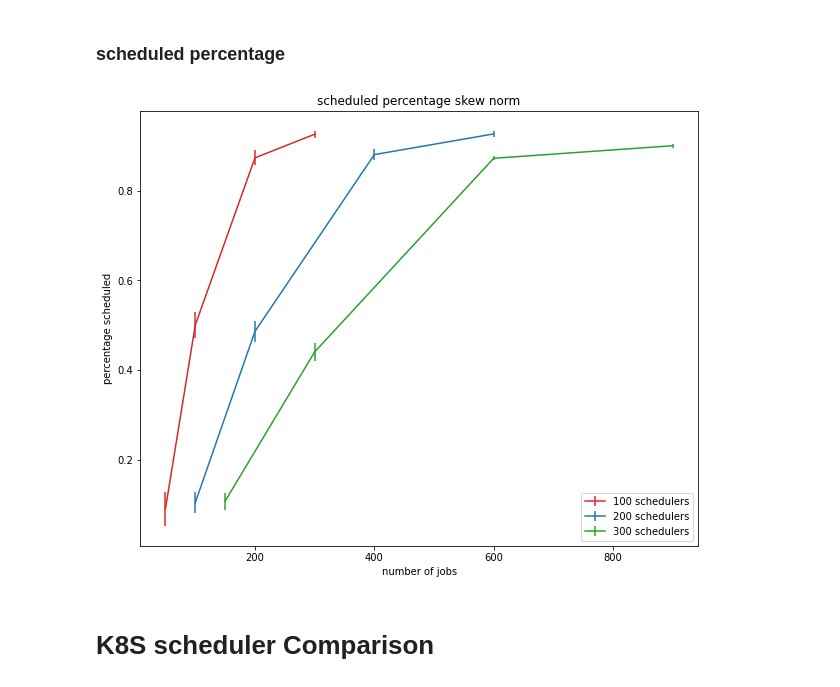
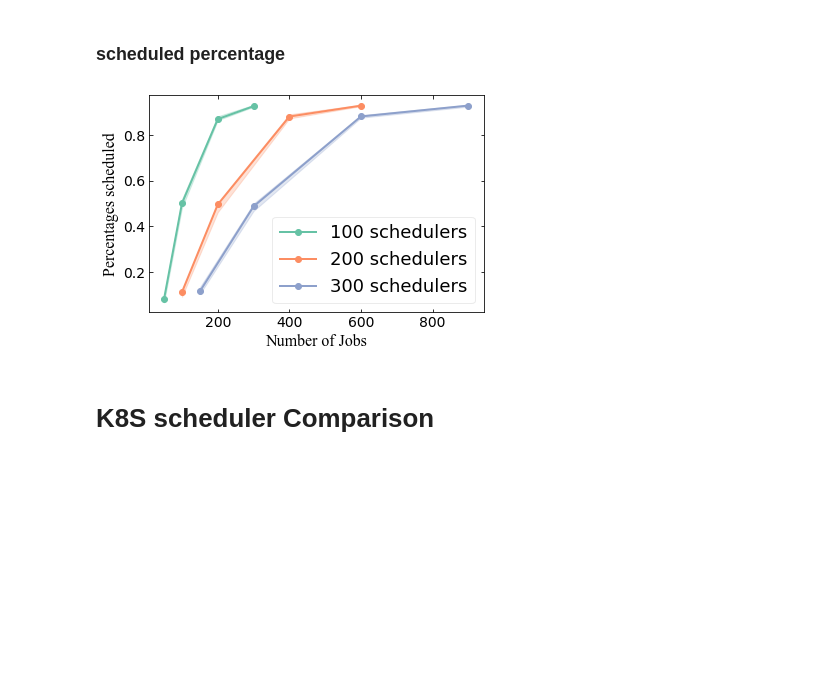
Before and after one commit to Vincent-lau/hyperion, a Jupyter notebook: measure/plotmetrics.ipynb, the cells around one changed output. Drawn from its saved outputs; the diff is of its cells as text; code cells hidden in the pictures; blank space fills up the shorter version.

```diff
--- a/measure/plotmetrics.ipynb
+++ b/measure/plotmetrics.ipynb
@@ -7,18 +10,19 @@ from ortools.linear_solver import pywraplp
 # %%
 params = {
-   'axes.labelsize': 8,
-   'font.size': 8,
-   'legend.fontsize': 10,
-   'xtick.labelsize': 10,
-   'ytick.labelsize': 10,
+   'axes.labelsize': 16,
+   'font.size': 14,
+   'legend.fontsize': 18,
+   'xtick.labelsize': 14,
+   'ytick.labelsize': 14,
    'text.usetex': False,
-   'figure.figsize': [4.5, 4.5]
+   'figure.figsize': [7, 5],
+   'hist.bins': 20,
 }
 rcParams = plt.rcParams
 rcParams.update(params)
 config.load_kube_config()
 graph_dir = "graphs/"
-cs = ['tab:red', 'tab:blue', 'tab:green', 'tab:orange', 'tab:purple', 'tab:brown']
+cs = Set2_7.mpl_colors
 # %% [markdown]
 # Consensus Stats
 # %%
@@ -663,7 +936,7 @@ for pidx, p in enumerate(pods):
           sched_pct.append(pct)
         sched_pct = np.array(sched_pct)
 
-        sched_pcts.append([np.mean(sched_pct), np.std(sched_pct)])
+        sched_pcts.append([np.median(sched_pct), np.percentile(sched_pct, 25), np.percentile(sched_pct, 75)])
 
 
     total_times.append([np.mean(t1 + t2), np.std(t1 + t2)])
@@ -784,19 +1057,27 @@ fig.savefig(f'{graph_dir}different-time-against-jobs-log-skew-norm.png')
 # %%
 fig, ax = plt.subplots()
 
 for i, p in enumerate(pods):
-  ax.errorbar(pod_jobs[i], sched_pod_pcts[i][:, 0], yerr = sched_pod_pcts[i][:, 1], label=f'{p} schedulers', color=cs[i])
+  ax.plot(pod_jobs[i], sched_pod_pcts[i][:, 0], label=f'{p} schedulers', marker='o', color=cs[i], linewidth=2)
+  ax.fill_between(pod_jobs[i], sched_pod_pcts[i][:, 1], sched_pod_pcts[i][:, 2], alpha=0.25, color=cs[i])
 
-ax.set_title("scheduled percentage skew norm")
-ax.set_xlabel("number of jobs")
-ax.set_ylabel("percentage scheduled")
+# ax.set_title("scheduled percentage skew norm")
+ax.set_xlabel("Number of Jobs", fontname='Times New Roman')
+ax.set_ylabel("Percentages scheduled", fontname='Times New Roman')
 
-ax.legend()
-fig.set_size_inches(10, 8)
+ax.legend(prop=font_manager.FontProperties(family='Times New Roman'))
 
-fig.savefig(f'{graph_dir}sched-pct-against-jobs-skew-norm.png')
+frame=ax.legend().get_frame()
+# frame.set_facecolor('0.9')
+frame.set_edgecolor('0.9')
+
+ax.tick_params(axis='both', direction='in')
+ax.xaxis.set_ticks_position('both')
+ax.yaxis.set_ticks_position('both')
+
+fig.savefig(f'{graph_dir}sched-pct-skew-norm.pdf')
 # %% [output]
-[figure, old version]
+[figure, new version]
 # %% [markdown]
 # K8S scheduler Comparison
 # %% [markdown]
```
Also changed, not shown: parts of 18 cells of this notebook.
